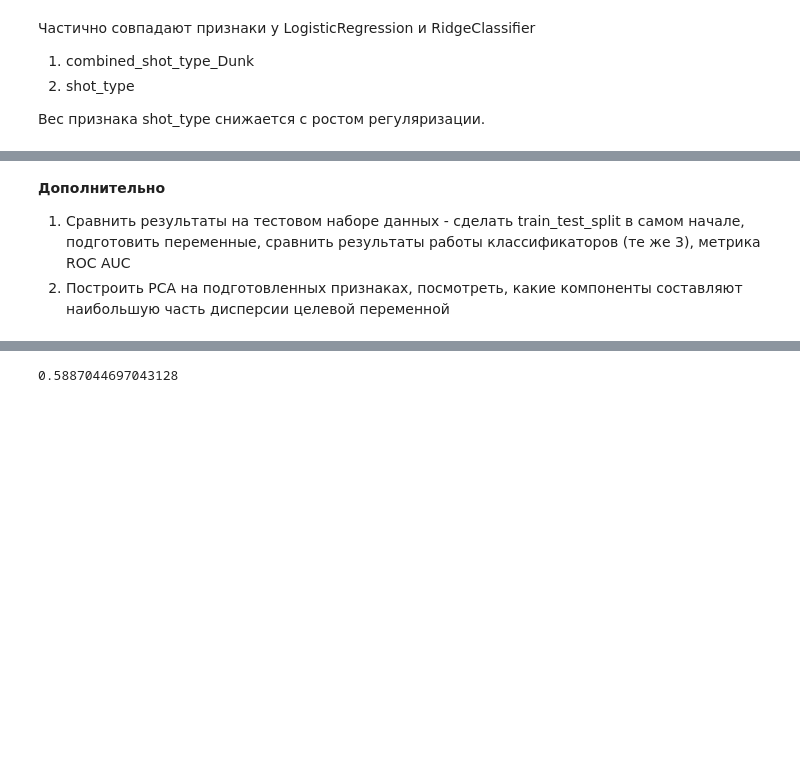
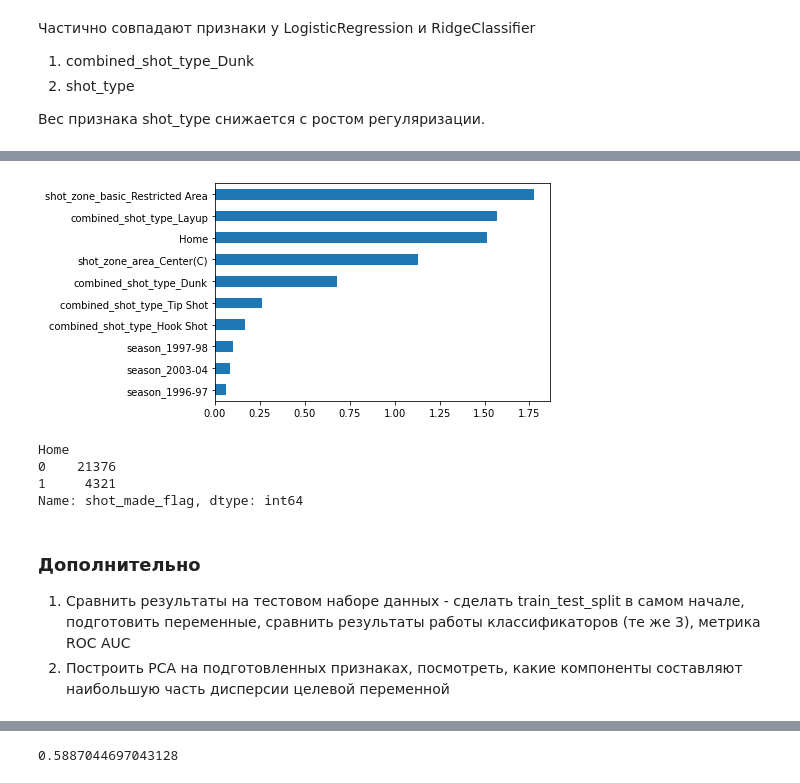
Before and after one commit to ShamanValenok117/ML, a Jupyter notebook: HW_9/HW_9.ipynb, the cells around one changed output, grey strips where cells are left out. Cells and saved outputs as stored; diff of their text form; code cells hidden in the pictures; blank space fills up the shorter version.

```diff
--- a/HW_9/HW_9.ipynb
+++ b/HW_9/HW_9.ipynb
@@ -340,5 +434,19 @@ plt.grid()
+# %%
+# Кластер второй из двух - то бишь какие параметры Х являются приоритетными для того чтобы попасть во второй кластер
+# или, другими словами, какие параметры Х нужны чтоб Kobe Bryant НЕ забил
+pd.Series(data=km.cluster_centers_[1] , index=X.columns).sort_values(ascending=False).head(10).plot(kind='barh').invert_yaxis()
+# %% [output]
+[figure, added]
+# %%
+# Проверим, И правда Kobe Bryant плохо забивал дома и очень хорошо в гостях
+df.groupby(by='Home').shot_made_flag.count()
+# %% [output]
+Home
+0    21376
+1     4321
+Name: shot_made_flag, dtype: int64
 # %% [markdown]
-**Дополнительно**
+### **Дополнительно**
 1. Сравнить результаты на тестовом наборе данных - сделать train_test_split в самом начале, подготовить переменные, сравнить результаты работы классификаторов (те же 3), метрика ROC AUC
 1. Построить PCA на подготовленных признаках, посмотреть, какие компоненты составляют наибольшую часть дисперсии целевой переменной
 # %%
```
Also changed, not shown: parts of 35 cells of this notebook.
